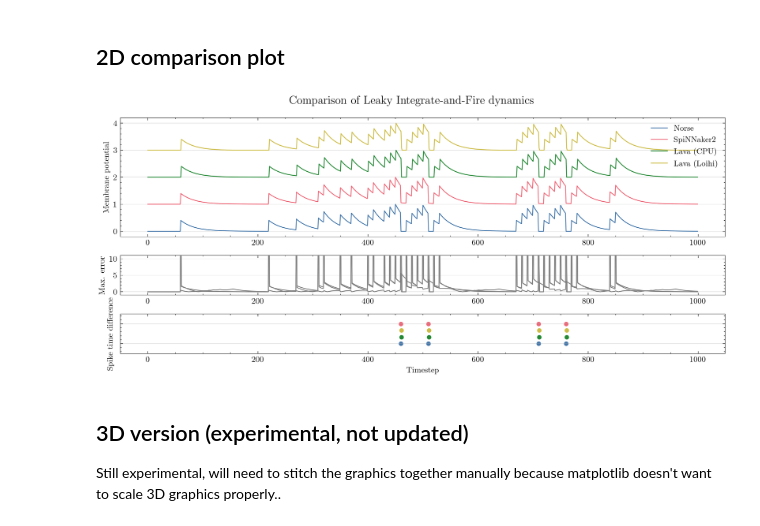
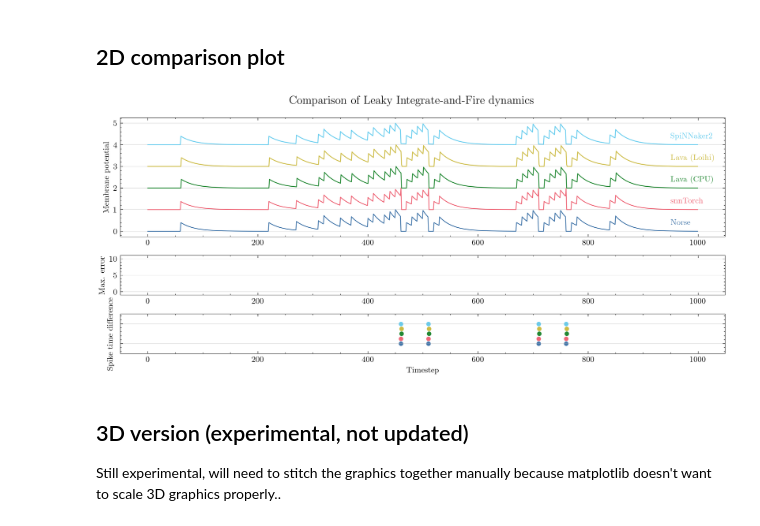
Before and after one commit to neuromorphs/NIR, a Jupyter notebook: paper/01_lif/lif_comparison.ipynb, the cells around one changed output. Drawn from its saved outputs; the diff is of its cells as text; code cells hidden in the pictures.

```diff
--- a/paper/01_lif/lif_comparison.ipynb
+++ b/paper/01_lif/lif_comparison.ipynb
@@ -42,52 +40,52 @@ plt.style.use(["science", "bright"])
 # %% [markdown]
 ## 2D comparison plot
 # %%
+colors = plt.rcParams['axes.prop_cycle'].by_key()['color']
+
 fig = plt.figure(figsize=(11, 5), dpi=300)
 fig.suptitle('Comparison of Leaky Integrate-and-Fire dynamics', fontsize=14)
 spec = mpl.gridspec.GridSpec(ncols=1, nrows=3, height_ratios=[3, 1, 1])
 
 ax1 = fig.add_subplot(spec[0])
-ax1.plot(v_norse, label='Norse')
-ax1.plot(v_spin + 1, label='SpiNNaker2')
-ax1.plot(v_lava + 2, label='Lava (CPU)')
-ax1.plot(v_loihi + 3, label='Lava (Loihi)')
+for idx, (name, voltage) in enumerate(voltages.items()):
+    ax1.plot(voltage + idx, label=name)
+    ax1.text(950, idx + 0.3, name, color=colors[idx])
 ax1.set_ylabel('Membrane potential')
-ax1.legend()
+# ax1.legend()
 ax1.grid(axis='y', alpha=0.5)
 
 ax2 = fig.add_subplot(spec[1], sharex=ax1)
 # TODO: make this the maximum difference between all traces
-ax2.plot(abs(v_norse - v_spin) / v_norse.max(), c='gray')
-ax2.plot(abs(v_norse - v_lava) / v_norse.max(), c='gray')
-ax2.plot(abs(v_norse - v_loihi) / v_norse.max(), c='gray')
+# ax2.plot(abs(v_norse - v_spin) / v_norse.max(), c='gray')
+# ax2.plot(abs(v_norse - v_lava) / v_norse.max(), c='gray')
+# ax2.plot(abs(v_norse - v_loihi) / v_norse.max(), c='gray')
 ax2.set_ylabel('Max. error')
 ax2.set_ylim(0-1e-2, 0.1+1e-2)
 ax2.set_yticks([0, 0.05, 0.1])
 ax2.set_yticklabels(['0%', '5%', '10%'])
 ax2.grid(axis='y', alpha=0.5)
 
 # TODO: visualize spike timing difference
 # (e.g. area of mismatch on the bottom of the plot)
 ax3 = fig.add_subplot(spec[2], sharex=ax1)
 ax3.set_ylabel('Spike time difference')
-ax3.scatter(st_norse, np.ones_like(st_norse), s=20, label='Norse')
-ax3.scatter(st_spin, np.ones_like(st_spin) * 2., s=20, label='SpiNNaker2')
-ax3.scatter(st_lava, np.ones_like(st_lava) * 1.33, s=20, label='Lava (CPU)')
-ax3.scatter(st_loihi, np.ones_like(st_loihi) * 1.67, s=20, label='Lava (Loihi)')
+for idx, (name, spike) in enumerate(spikes.items()):
+    yval = 1 + idx / (len(spikes)-1)
+    ax3.scatter(spike, np.ones_like(spike) * yval, s=20, label=name)
 ax3.set_ylim(0.5, 2.5)
 ax3.set_yticks([])
 ax3.set_yticks([1, 2])
 ax3.set_yticklabels(['', ''])
 ax3.grid(axis='y', alpha=0.5)
 
 # ax3.legend()
 
 ax3.set_xlabel('Timestep')
 
 plt.tight_layout()
 plt.show()
 # %% [output]
-[figure, old version]
+[figure, new version]
 # %% [markdown]
 ## 3D version (experimental, not updated)
 
```
Also changed, not shown: parts of 3 cells of this notebook, 2 other files.
